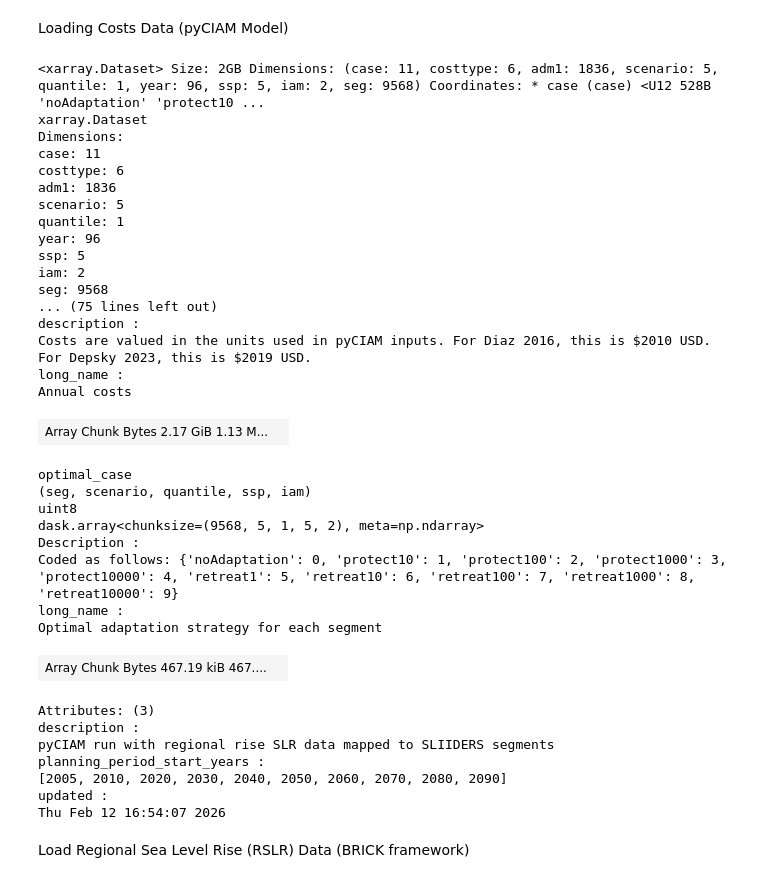
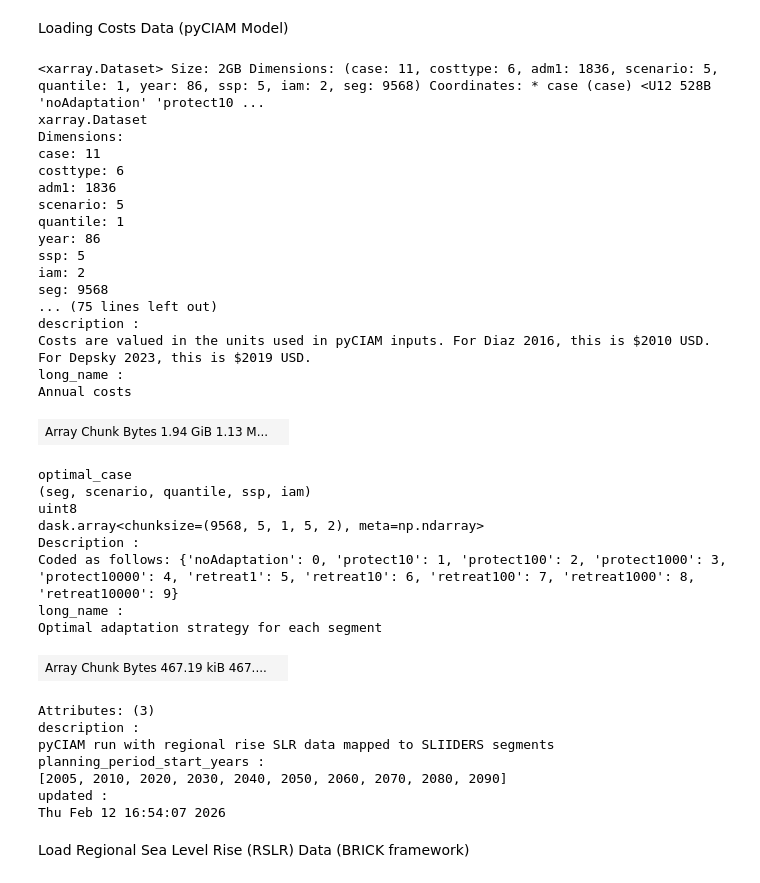
Before and after one commit to Nolancchu/DSC180B-B05-1-Capstone, a Jupyter notebook: visualizations_merged.ipynb, the cells around one changed output. Cells and saved outputs as stored; diff of their text form; code cells hidden in the pictures.

```diff
--- a/visualizations_merged.ipynb
+++ b/visualizations_merged.ipynb
@@ -17,27 +18,27 @@ Loading Costs Data (pyCIAM Model)
 # %%
 # Load the zarr file as xarray dataset
 zarr_path = Path("./pyCIAM_outputs.zarr")
-ds = xr.open_zarr(zarr_path)
+ds = xr.open_zarr(zarr_path).sel(year=slice(2015, 2100))
 ds
 # %% [output]
-<xarray.Dataset> Size: 2GB Dimensions: (case: 11, costtype: 6, adm1: 1836, scenario: 5, quantile: 1, year: 96, ssp: 5, iam: 2, seg: 9568) Coordinates: * case (case) <U12 528B 'noAdaptation' 'protect10 ...
+<xarray.Dataset> Size: 2GB Dimensions: (case: 11, costtype: 6, adm1: 1836, scenario: 5, quantile: 1, year: 86, ssp: 5, iam: 2, seg: 9568) Coordinates: * case (case) <U12 528B 'noAdaptation' 'protect10 ...
 xarray.Dataset
 Dimensions:
 case: 11
 costtype: 6
 adm1: 1836
 scenario: 5
 quantile: 1
-year: 96
+year: 86
 ssp: 5
 iam: 2
 seg: 9568
 ... (75 lines left out)
 description :
 Costs are valued in the units used in pyCIAM inputs. For Diaz 2016, this is $2010 USD. For Depsky 2023, this is $2019 USD.
 long_name :
 Annual costs
-| Array Chunk Bytes 2.17 GiB 1.13 M... |  |
+| Array Chunk Bytes 1.94 GiB 1.13 M... |  |
 optimal_case
 (seg, scenario, quantile, ssp, iam)
 uint8
```
Also changed, not shown: parts of 11 cells of this notebook.
